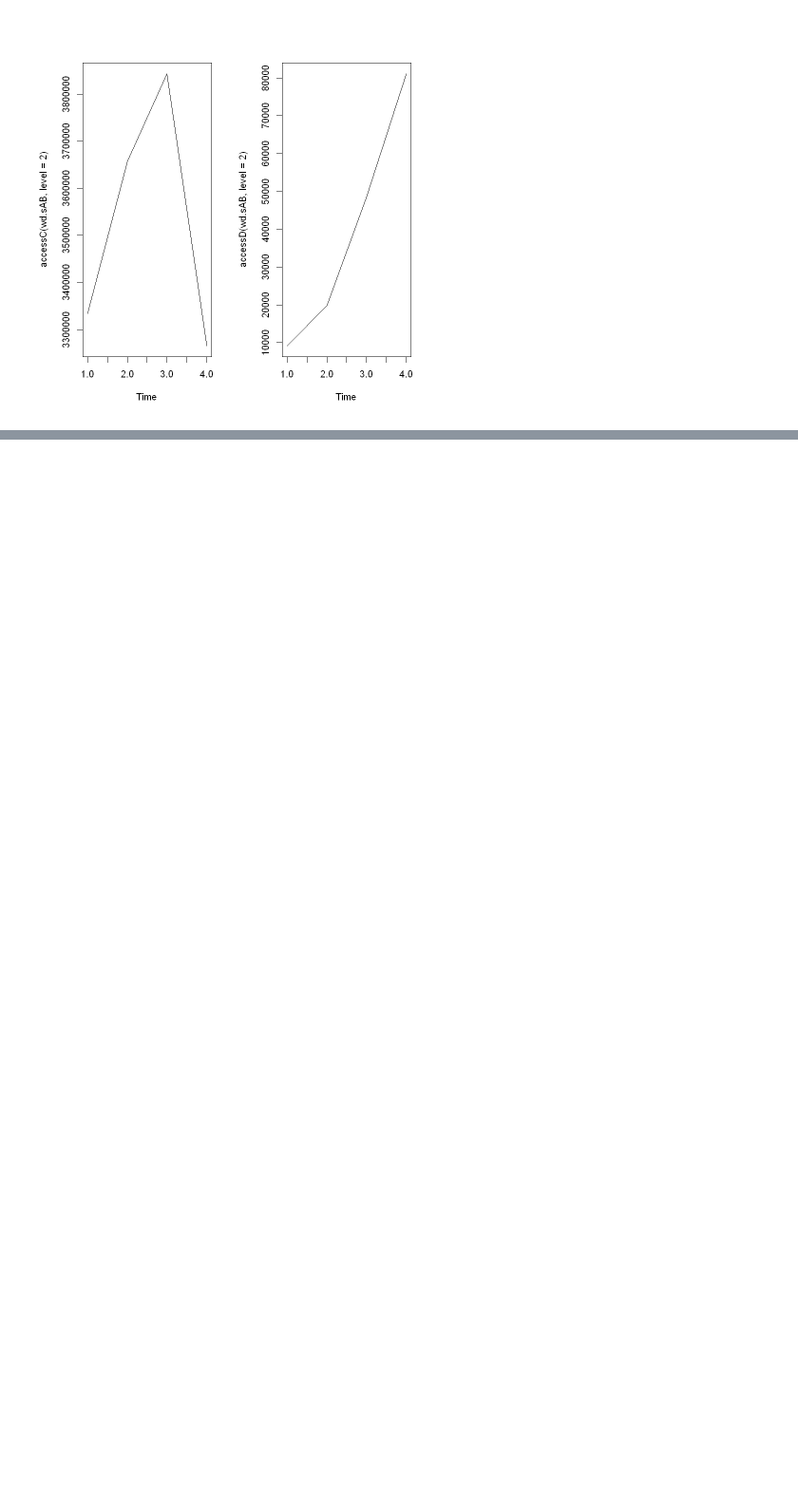
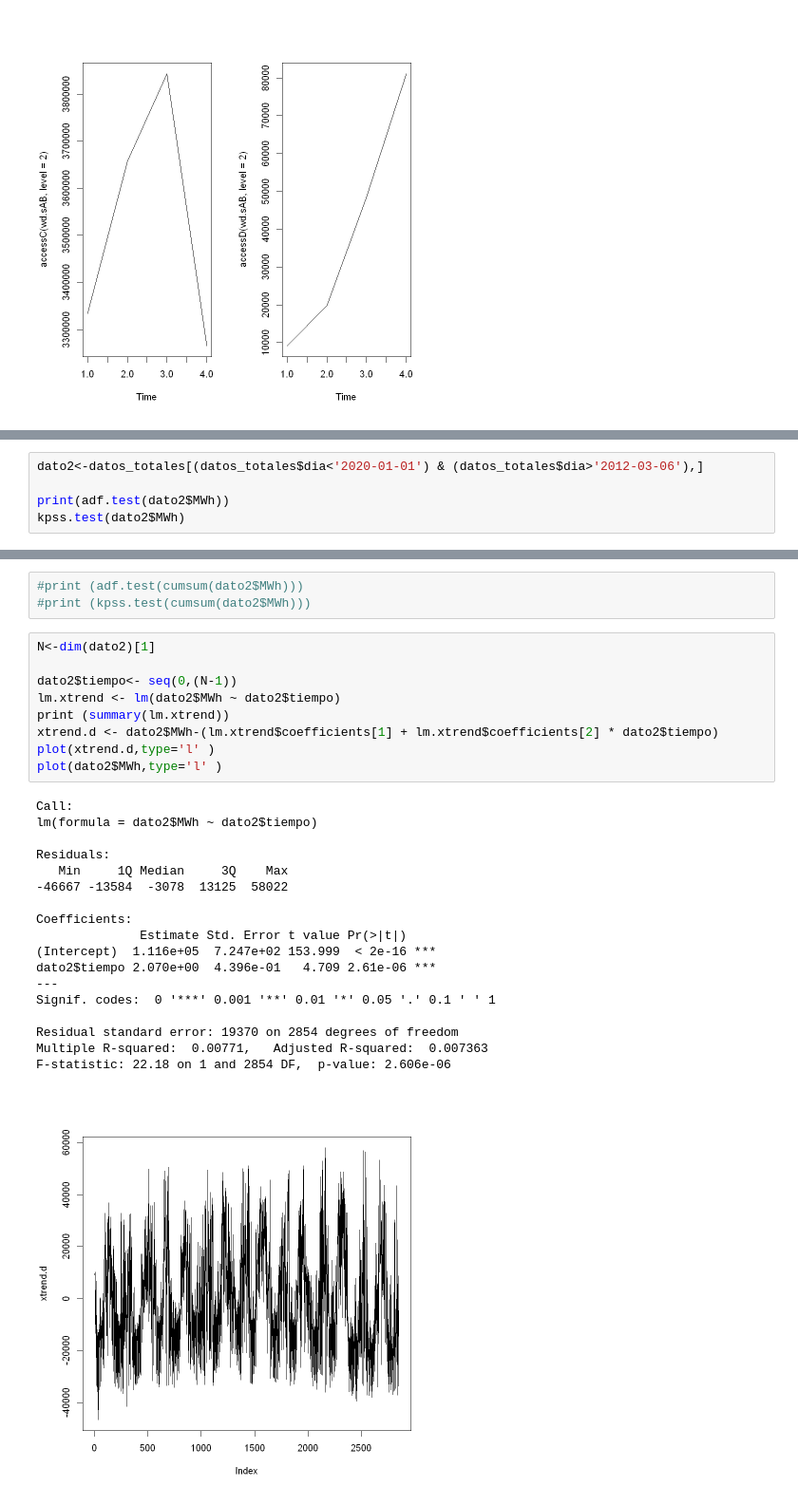
Before and after one commit to ffelicioni/tm-tp, a Jupyter notebook: notebooks/EDA_funcionesR.ipynb, the cells around one changed output, grey strips where cells are left out. Shown at 95% size. Cells and saved outputs as stored; diff of their text form; blank space fills up the shorter version.

```diff
--- a/notebooks/EDA_funcionesR.ipynb
+++ b/notebooks/EDA_funcionesR.ipynb
@@ -213,0 +243,5 @@ plot.ts(accessD(wd.sAB, level = 2))
+# %%
+dato2<-datos_totales[(datos_totales$dia<'2020-01-01') & (datos_totales$dia>'2012-03-06'),]
+
+print(adf.test(dato2$MWh))
+kpss.test(dato2$MWh)
@@ -213,0 +262,31 @@ plot.ts(accessD(wd.sAB, level = 2))
+# %%
+#print (adf.test(cumsum(dato2$MWh)))
+#print (kpss.test(cumsum(dato2$MWh)))
+# %%
+N<-dim(dato2)[1]
+
+dato2$tiempo<- seq(0,(N-1))
+lm.xtrend <- lm(dato2$MWh ~ dato2$tiempo)
+print (summary(lm.xtrend))
+xtrend.d <- dato2$MWh-(lm.xtrend$coefficients[1] + lm.xtrend$coefficients[2] * dato2$tiempo)
+plot(xtrend.d,type='l' )
+plot(dato2$MWh,type='l' )
+# %% [output]
+Call:
+lm(formula = dato2$MWh ~ dato2$tiempo)
+
+Residuals:
+   Min     1Q Median     3Q    Max
+-46667 -13584  -3078  13125  58022
+
+Coefficients:
+              Estimate Std. Error t value Pr(>|t|)
+(Intercept)  1.116e+05  7.247e+02 153.999  < 2e-16 ***
+dato2$tiempo 2.070e+00  4.396e-01   4.709 2.61e-06 ***
+---
+Signif. codes:  0 '***' 0.001 '**' 0.01 '*' 0.05 '.' 0.1 ' ' 1
+
+Residual standard error: 19370 on 2854 degrees of freedom
+Multiple R-squared:  0.00771,   Adjusted R-squared:  0.007363
+F-statistic: 22.18 on 1 and 2854 DF,  p-value: 2.606e-06
+[figure, added]
```
Also changed, not shown: parts of 10 cells of this notebook, 1 other file.
